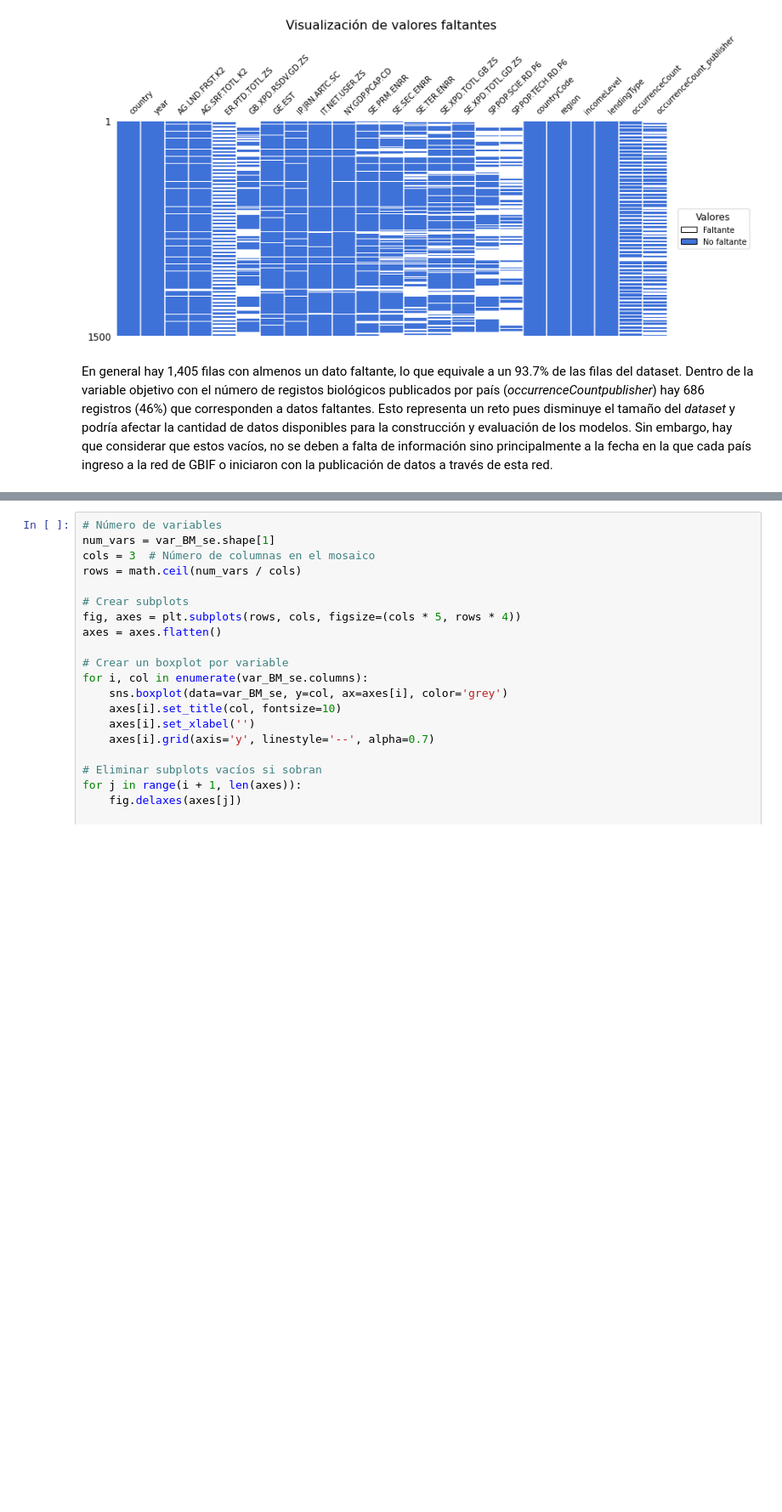
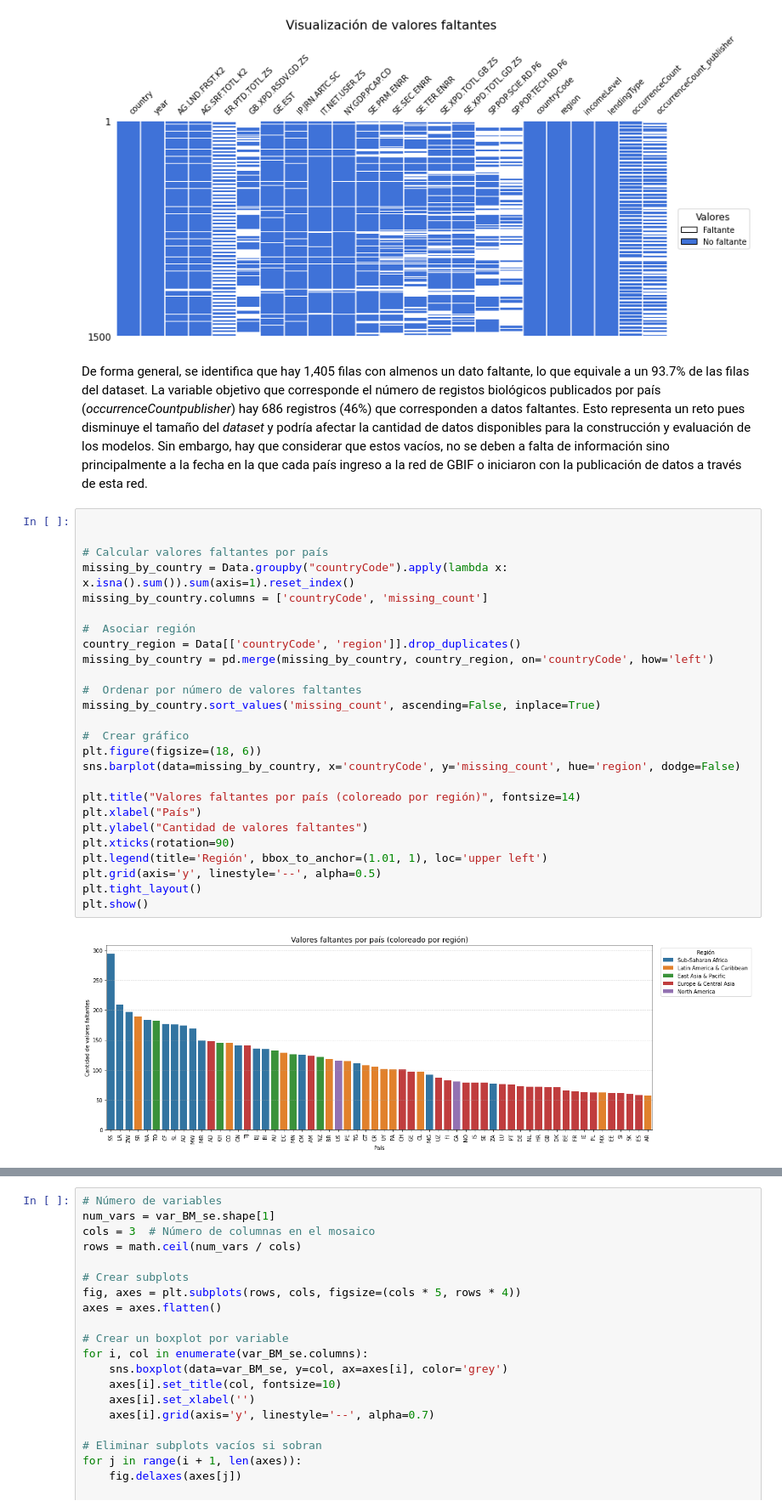
Before and after one commit to rortizgeo/Maestria_CD_Proyecto-Aplicado, a Jupyter notebook: PA_dataAnalysis.ipynb, the cells around one changed output, grey strips where cells are left out. Shown at 85% size. Drawn from its saved outputs; the diff is of its cells as text; blank space fills up the shorter version.

Commit message:
Actualización EDA - Datos faltantes

```diff
--- a/PA_dataAnalysis.ipynb
+++ b/PA_dataAnalysis.ipynb
@@ -339,4 +342,32 @@ plt.show()
 # %% [output]
 [figure]
 # %% [markdown]
-En general hay 1,405 filas con almenos un dato faltante, lo que equivale a un 93.7% de las filas del dataset. Dentro de la variable objetivo con el número de registos biológicos publicados por país (_occurrenceCountpublisher_) hay 686 registros (46%) que corresponden a datos faltantes. Esto representa un reto pues disminuye el tamaño del _dataset_ y podría afectar la cantidad de datos disponibles para la construcción y evaluación de los modelos. Sin embargo, hay que considerar que estos vacíos, no se deben a falta de información sino principalmente a la fecha en la que cada país ingreso a la red de GBIF o iniciaron con la publicación de datos a través de esta red.
+De forma general, se identifica que hay 1,405 filas con almenos un dato faltante, lo que equivale a un 93.7% de las filas del dataset. La variable objetivo que corresponde el número de registos biológicos publicados por país (_occurrenceCountpublisher_) hay 686 registros (46%) que corresponden a datos faltantes. Esto representa un reto pues disminuye el tamaño del _dataset_ y podría afectar la cantidad de datos disponibles para la construcción y evaluación de los modelos. Sin embargo, hay que considerar que estos vacíos, no se deben a falta de información sino principalmente a la fecha en la que cada país ingreso a la red de GBIF o iniciaron con la publicación de datos a través de esta red.
+# %%
+
+
+# Calcular valores faltantes por país
+missing_by_country = Data.groupby("countryCode").apply(lambda x: x.isna().sum()).sum(axis=1).reset_index()
+missing_by_country.columns = ['countryCode', 'missing_count']
+
+#  Asociar región
+country_region = Data[['countryCode', 'region']].drop_duplicates()
+missing_by_country = pd.merge(missing_by_country, country_region, on='countryCode', how='left')
+
+#  Ordenar por número de valores faltantes
+missing_by_country.sort_values('missing_count', ascending=False, inplace=True)
+
+#  Crear gráfico
+plt.figure(figsize=(18, 6))
+sns.barplot(data=missing_by_country, x='countryCode', y='missing_count', hue='region', dodge=False)
+
+plt.title("Valores faltantes por país (coloreado por región)", fontsize=14)
+plt.xlabel("País")
+plt.ylabel("Cantidad de valores faltantes")
+plt.xticks(rotation=90)
+plt.legend(title='Región', bbox_to_anchor=(1.01, 1), loc='upper left')
+plt.grid(axis='y', linestyle='--', alpha=0.5)
+plt.tight_layout()
+plt.show()
+# %% [output]
+[figure, added]
```
Also changed, not shown: parts of 7 cells of this notebook.
